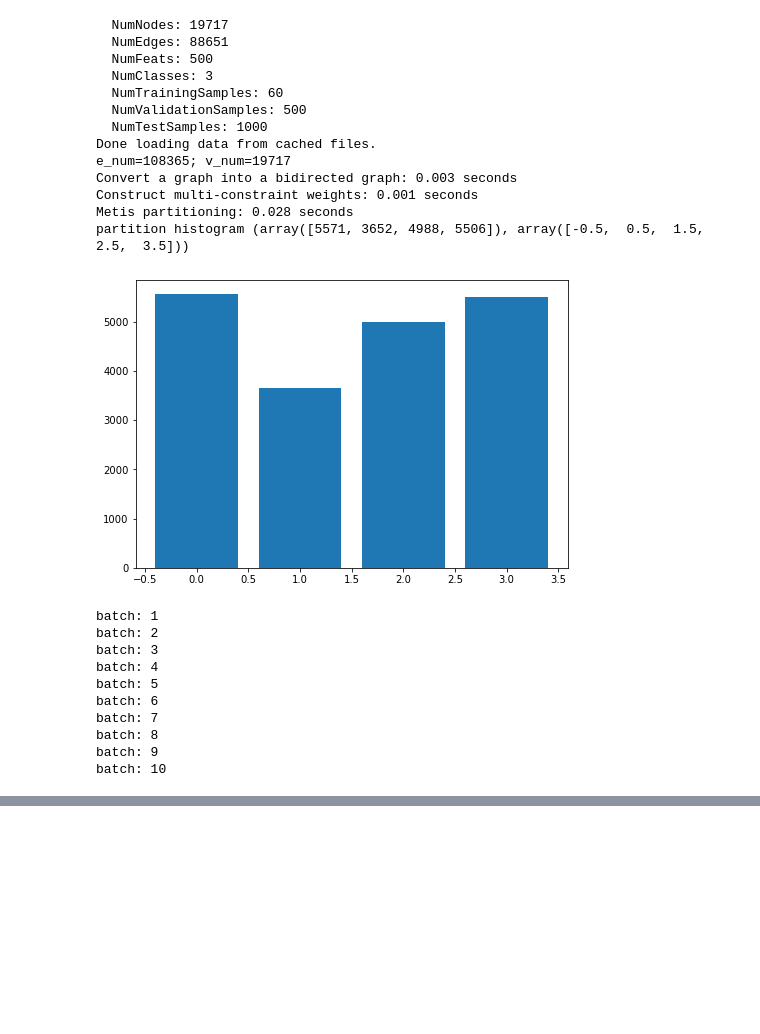
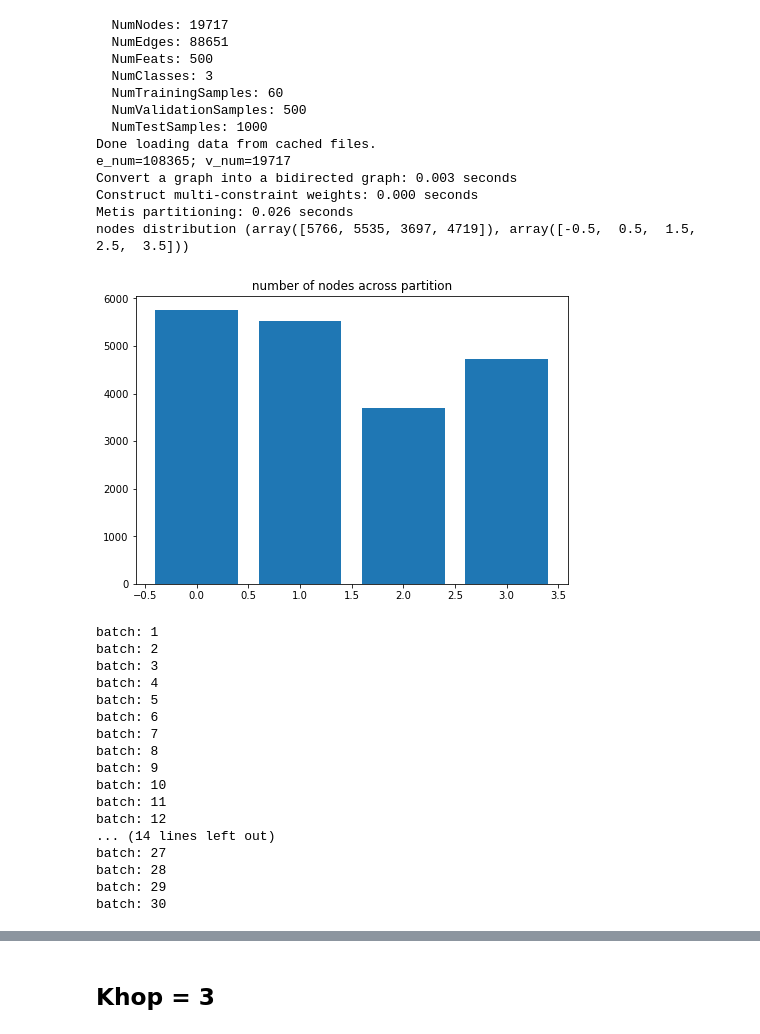
Before and after one commit to Juelin-Liu/gnn, a Jupyter notebook: simulator.ipynb, the cells around one changed output, grey strips where cells are left out. Drawn from its saved outputs; the diff is of its cells as text; code cells hidden in the pictures; blank space fills up the shorter version.

```diff
--- a/simulator.ipynb
+++ b/simulator.ipynb
@@ -116,8 +116,8 @@ import matplotlib.pyplot as plt
 dataset = dgl.data.PubmedGraphDataset()
 partition_num = 4
 khop = 2
-roots_size = 20
-num_samples = 10
+roots_size = 100
+num_samples = 30
 ## Start
 
 graph = dataset[0]
@@ -126,12 +126,13 @@ graph = dgl.add_self_loop(graph)
 print(f"e_num={graph.num_edges()}; v_num={graph.num_nodes()}")
 v2idx = dgl.metis_partition_assignment(graph, partition_num, balance_edges=True)
 hist = np.histogram(v2idx, bins=np.arange(partition_num + 1) - 0.5)
-print("partition histogram", hist)
+print("nodes distribution", hist)
 fig = plt.figure()
 ax1 = fig.add_axes([0,0,1,1])
 x = np.arange(partition_num)
 y = hist[0]
-ax1.bar(x,y)
+ax1.set_title(" number of nodes across partition ")
+ax1.bar(x, y)
 plt.show()
 
 v_num = graph.num_nodes()
@@ -140,6 +141,9 @@ v_list = [i for i in range(0, v_num)]
 total_e_num = 0
 total_c_num = 0
 total_k_num = 0
+max_workload = []
+max_workload_percent = []
+
 total_workload = np.zeros((partition_num, ), dtype=int) # local aggregation workload
 
 
@@ -159,38 +163,51 @@ axs = trim_axs(axs, num_samples)
 for i in range(1, num_samples+1):
     print(f"batch: {i}")
     roots = sample(v_list, roots_size)
     roots = [int(x) for x in roots]
     e_num, c_num, k_num, batch_workload = simulate(khop=khop, roots=roots, graph=graph, v2idx=v2idx)
+
+
+    foo = max(batch_workload)
+    bar = foo / sum(batch_workload)
+    assert(bar < 1)
+    max_workload.append(foo)
+    max_workload_percent.append(bar)
+
     total_e_num += e_num
     total_c_num += c_num
     total_k_num += k_num
     np.sum([total_workload, batch_workload], axis=0, out=total_workload)
     ax = axs[i-1]
     ax.set_title(f'batch {i}')
     x = np.arange(partition_num)
     ax.bar(x, batch_workload)
 
-
+bins = np.linspace(0, 1, 100)
+fig2 = plt.figure()
+ax2 = fig2.add_axes([0,0,1,1])
+ax2.set_title(" max workload ")
+ax2.hist(max_workload_percent, bins=bins)
+plt.show()
 # print("workload distribution: ", np.divide(total_workload, np.sum(total_workload)))
 # print(f"e_num={total_e_num}; c_num={total_c_num}; k_num={total_k_num}")
 # if total_k_num > 0:
 #     print(f"cache miss:  {total_c_num * 100.0 / total_e_num }%")
 #     print(f"memory copy: {total_k_num * 100.0 / total_e_num }%")
 # %% [output]
   NumNodes: 19717
   NumEdges: 88651
   NumFeats: 500
   NumClasses: 3
   NumTrainingSamples: 60
   NumValidationSamples: 500
   NumTestSamples: 1000
 Done loading data from cached files.
 e_num=108365; v_num=19717
 Convert a graph into a bidirected graph: 0.003 seconds
-Construct multi-constraint weights: 0.001 seconds
-Metis partitioning: 0.028 seconds
-partition histogram (array([5571, 3652, 4988, 5506]), array([-0.5,  0.5,  1.5,  2.5,  3.5]))
+Construct multi-constraint weights: 0.000 seconds
+Metis partitioning: 0.026 seconds
+nodes distribution (array([5766, 5535, 3697, 4719]), array([-0.5,  0.5,  1.5,  2.5,  3.5]))
-[figure, old version]
+[figure, new version]
 batch: 1
 batch: 2
 batch: 3
@@ -201,3 +218,10 @@ batch: 7
 batch: 8
 batch: 9
 batch: 10
+batch: 11
+batch: 12
+... (14 lines left out)
+batch: 27
+batch: 28
+batch: 29
+batch: 30
@@ -204,0 +230,2 @@ batch: 10
+# %% [markdown]
+## Khop = 3
```
Also changed, not shown: parts of 4 cells of this notebook.
